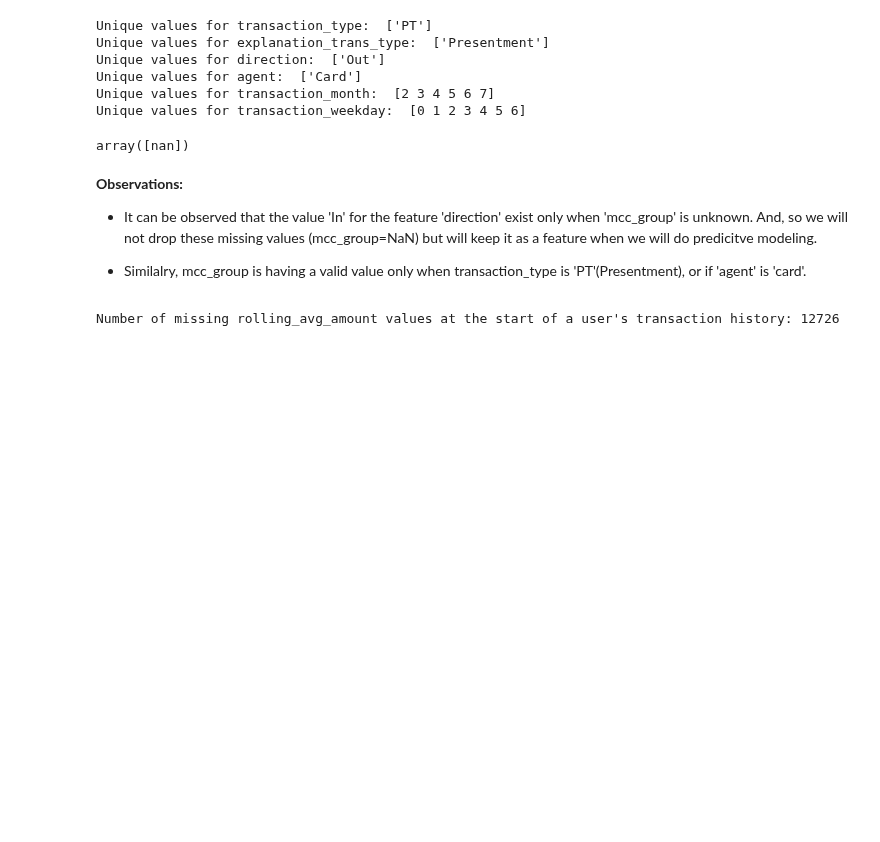
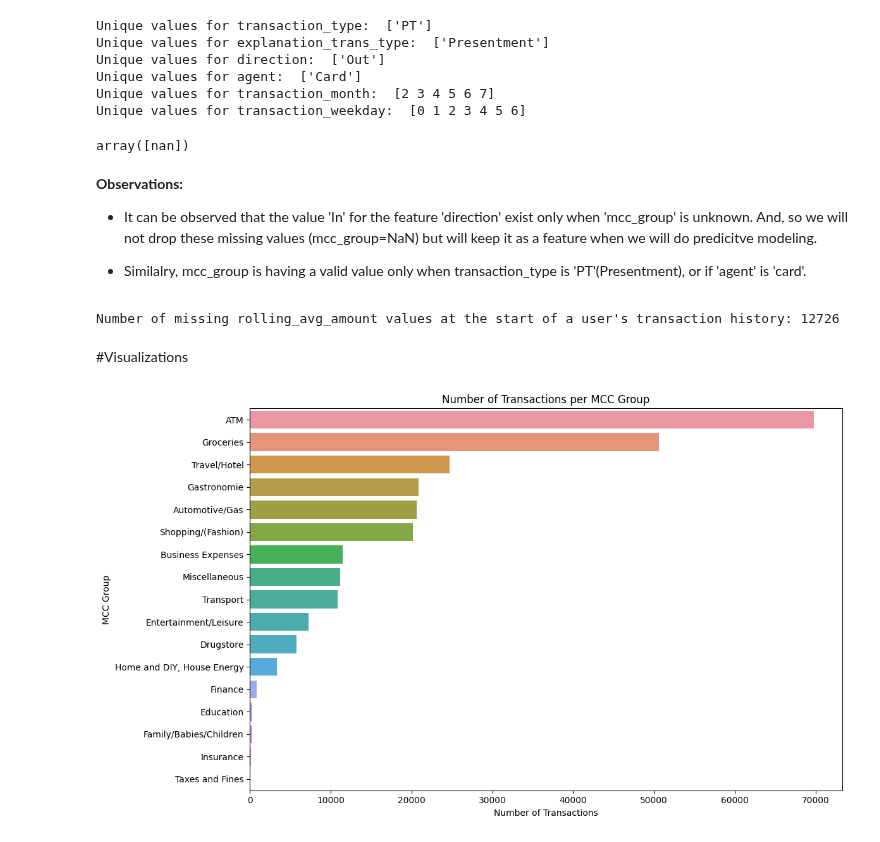
Before and after one commit to ajits-github/TimeSeries_Income_And_Expense_Prediction, a Jupyter notebook: TimeSeries_Income_And_Expense_Prediction.ipynb, the cells around one changed output. Saved outputs shown, nothing was run; the diff lists cells and outputs as text; code cells hidden in the pictures; blank space fills up the shorter version.

```diff
--- a/TimeSeries_Income_And_Expense_Prediction.ipynb
+++ b/TimeSeries_Income_And_Expense_Prediction.ipynb
@@ -462,3 +462,17 @@ array([nan])
 # print(f"Number of missing rolling_avg_amount values at the start of a user's transaction history: {len(missing_rolling_avg_at_start)}")
 # %% [output]
 Number of missing rolling_avg_amount values at the start of a user's transaction history: 12726
+# %% [markdown]
+#Visualizations
+# %%
+# Distribution of Transactions per MCC Group
+
+plt.figure(figsize=(12, 7))
+sns.countplot(y='explanation_mcc_group', data=df_merged, order=df_merged['explanation_mcc_group'].value_counts().index)
+plt.title('Number of Transactions per MCC Group')
+plt.xlabel('Number of Transactions')
+plt.ylabel('MCC Group')
+plt.tight_layout()
+plt.show()
+# %% [output]
+[figure, added]
```
Also changed, not shown: parts of 1 cell of this notebook.
